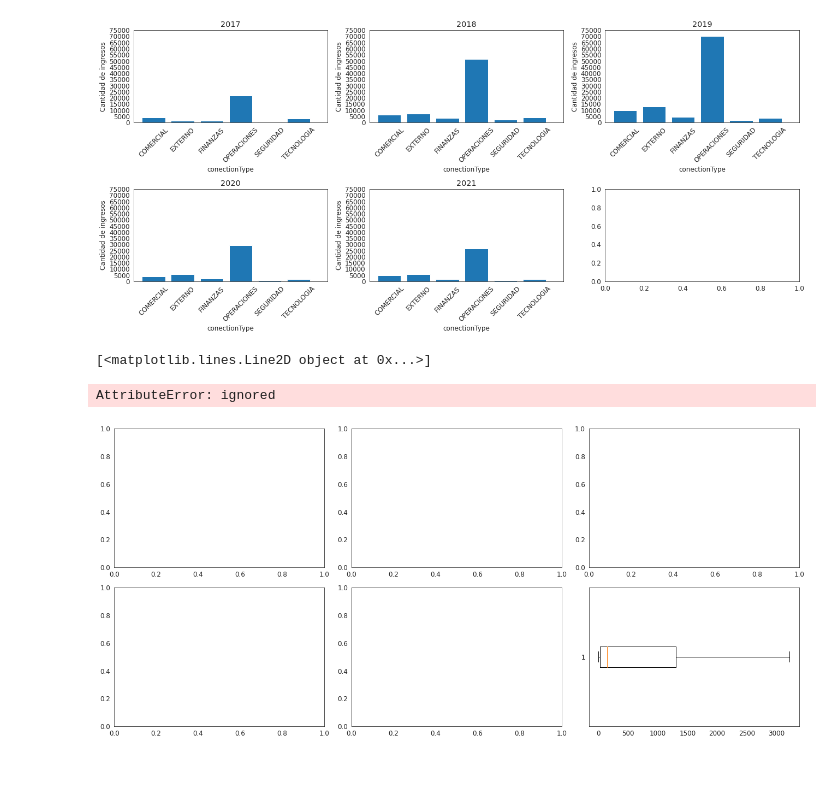
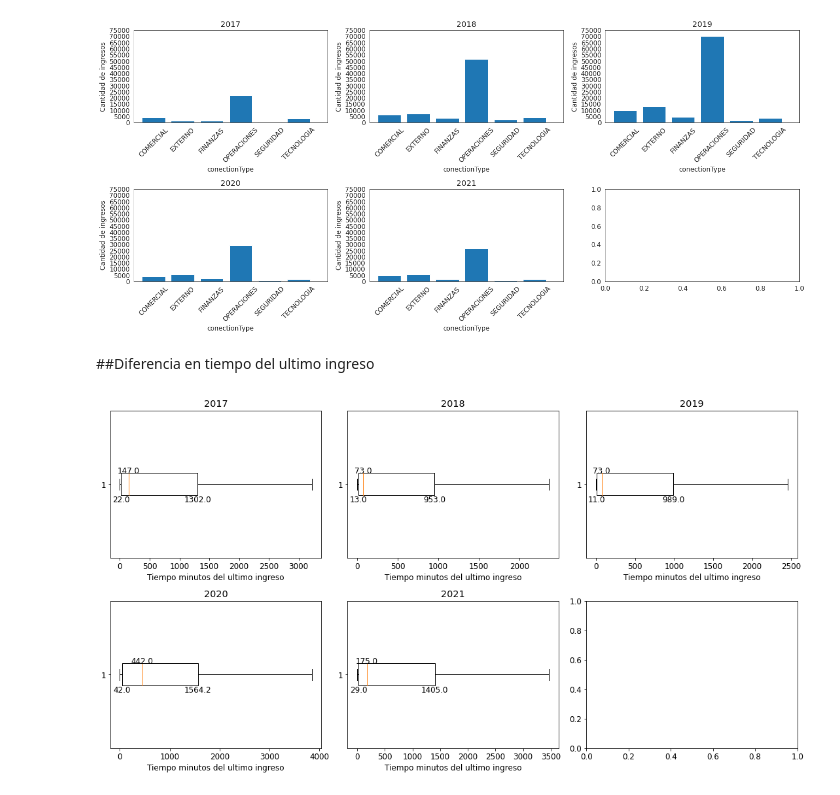
Before and after one commit to marardo/procesamiento_nube, a Jupyter notebook: DATA_CHALLENGE_PSA_V2.ipynb, the cells around one changed output. Drawn from its saved outputs; the diff is of its cells as text; code cells hidden in the pictures; blank space fills up the shorter version.

```diff
--- a/DATA_CHALLENGE_PSA_V2.ipynb
+++ b/DATA_CHALLENGE_PSA_V2.ipynb
@@ -473,15 +350,13 @@ def graficoBoxPlot(total_rows,total_cols,df,columnGroup,ylabel,xlabel,rangex,ran
+# %% [markdown]
+##Diferencia en tiempo del ultimo ingreso
 # %%
 #conectionNode	area
 graficoBoxPlot(total_rows,total_cols,df
                 ,'timeLastLogin'
-                ,'Ingresos al sistema'
-                ,'conectionType'
+                ,'Tiempo minutos del ultimo ingreso'
                 ,np.arange(0, 12, 1)
                 ,np.arange(0, 60000, 5000)
                 ,'Barra'
-                ,''
                 ,45)
 # %% [output]
-[<matplotlib.lines.Line2D object at 0x...>]
-AttributeError: ignored
-[figure, old version]
+[figure, new version]
```
Also changed, not shown: parts of 10 cells of this notebook.
